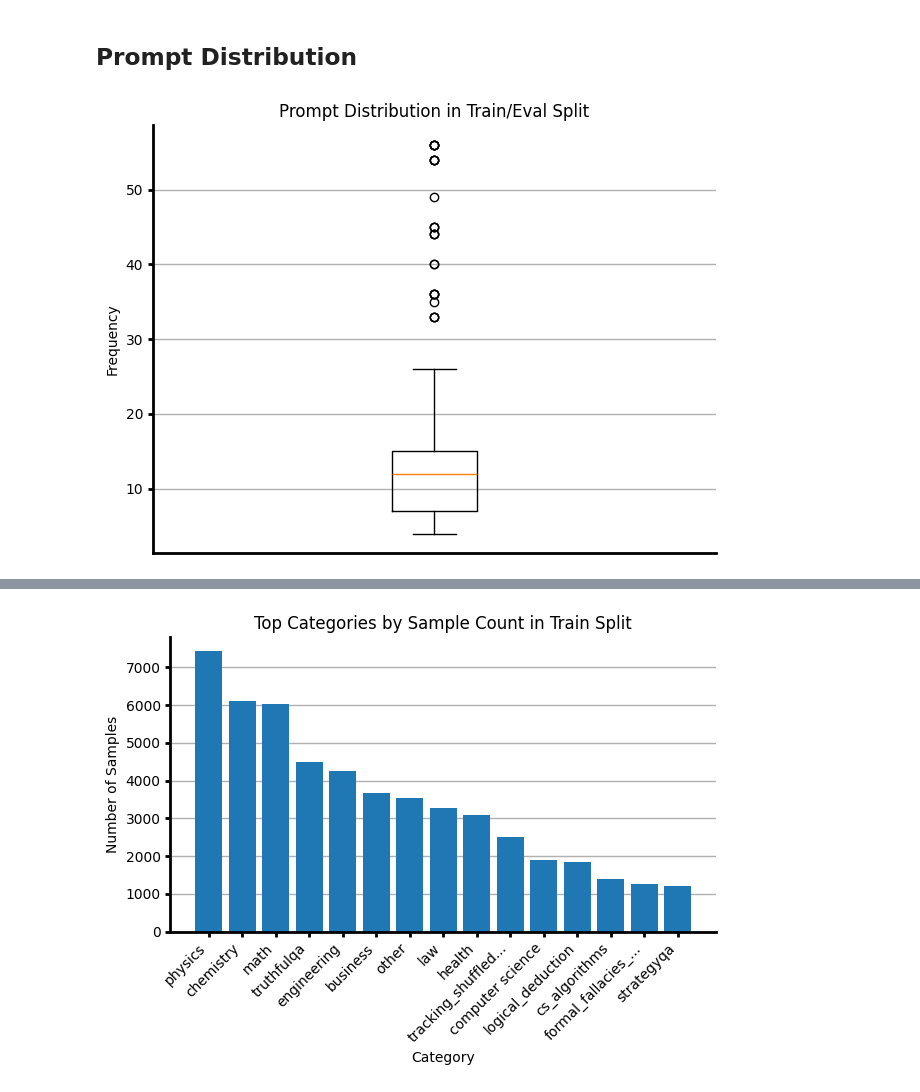
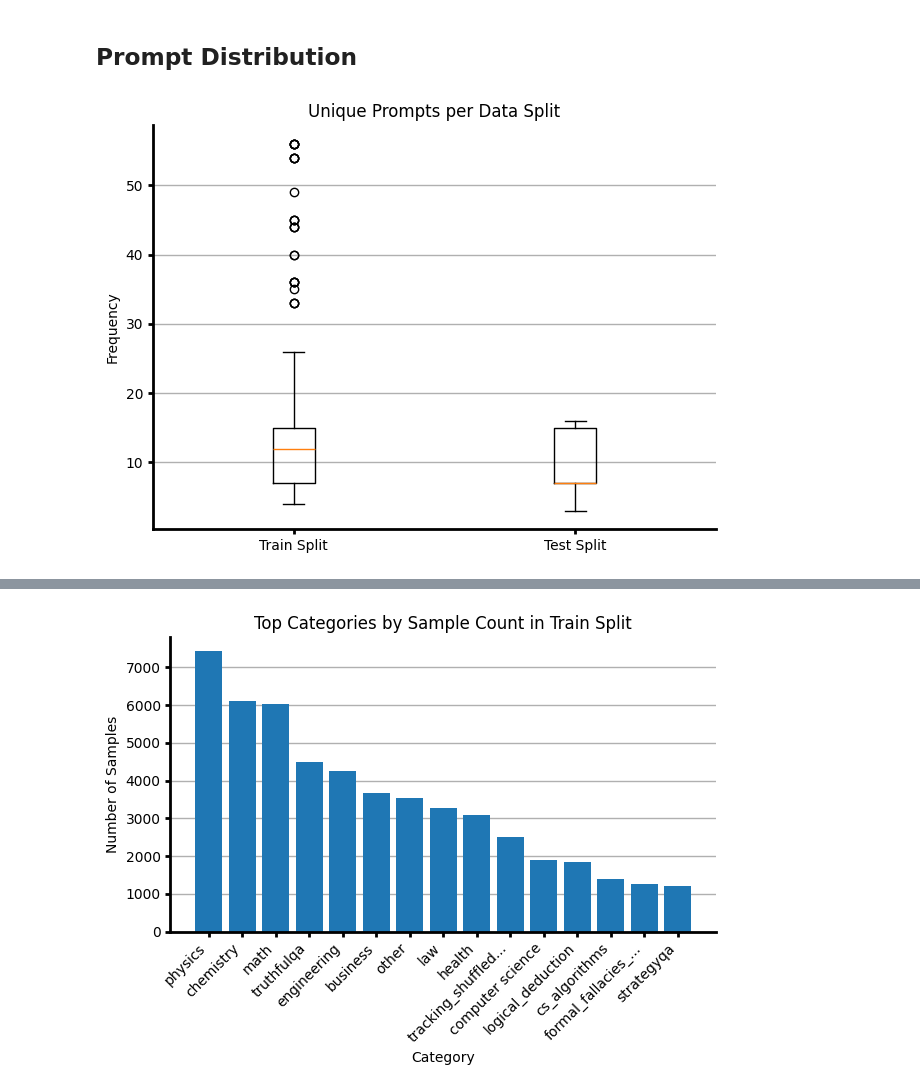
Before and after one commit to nicomu99/practical-course2, a Jupyter notebook: input_distribution_analysis.ipynb, the cells around one changed output, grey strips where cells are left out. Cells and saved outputs as stored; diff of their text form; code cells hidden in the pictures.

```diff
--- a/input_distribution_analysis.ipynb
+++ b/input_distribution_analysis.ipynb
@@ -16,8 +16,8 @@ test_df = pd.read_parquet('data_analysis/agent_test.parquet')
 ## Plot styling
 # %%
 def style_wrapper(
-        axis, title=None, x_label=None, y_label=None, show_legend=True,
-        x_start_at_zero=True
+        axis, title=None, x_label=None, y_label=None, show_legend=False,
+        x_start_at_zero=False
 ):
     """
     Custom styling for matplotlib axis. Removes the upper and right spines, the remaining two
@@ -139,27 +133,25 @@ plt.show()
 # %% [markdown]
 ## Prompt Distribution
 # %%
-def plot_prompt_distribution(df, title=None):
+def plot_prompt_distribution(df_list, title=None):
     """
     Shows a boxplot showing the distribution of unique chosen/rejected values per prompt.
     """
 
-    prompt_counts = df['prompt'].value_counts()
+    prompt_counts = [
+        df['prompt'].value_counts().values for df in df_list
+    ]
+    labels = ['Train Split', 'Test Split']
 
     _, plot_ax = plt.subplots()
-    plot_ax.boxplot(prompt_counts.values)
+    plot_ax.boxplot(prompt_counts, tick_labels=labels)
     style_wrapper(
-        plot_ax, title=title, x_label=None,
-        y_label='Frequency', show_legend=False, x_start_at_zero=True
+        plot_ax, title=title, x_label=None, y_label='Frequency'
     )
-
-    # Center the box and remove tick label
-    plot_ax.set_xticks([])
-    plot_ax.set_xlim(0.5, 1.5)
 
     plt.tight_layout()
     plt.show()
 # %%
-plot_prompt_distribution(train_df, title='Prompt Distribution in Train/Eval Split')
+plot_prompt_distribution([train_df, test_df], title='Unique Prompts per Data Split')
 # %% [output]
-[figure, old version]
+[figure, new version]
```
Also changed, not shown: parts of 23 cells of this notebook.
